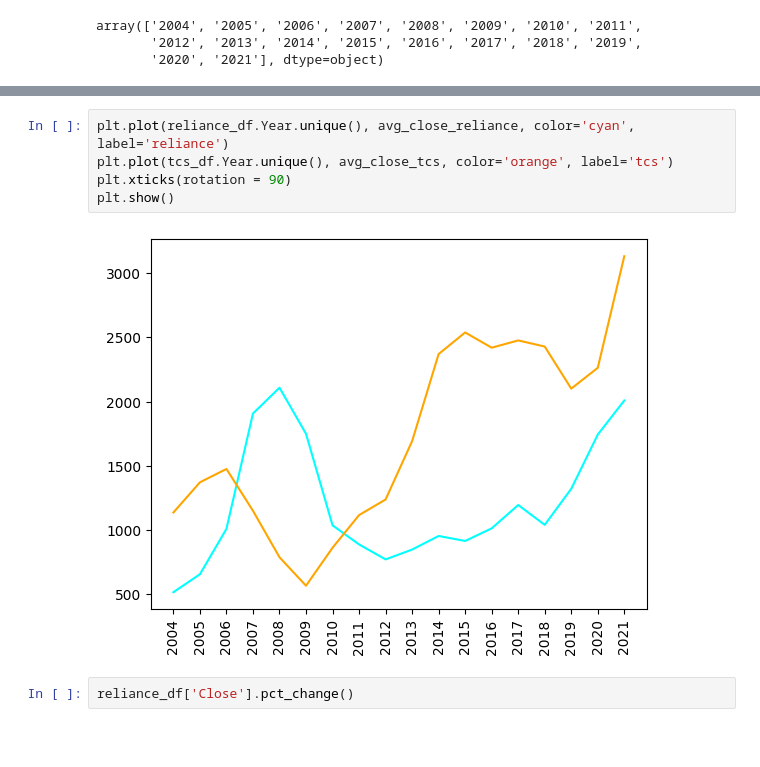
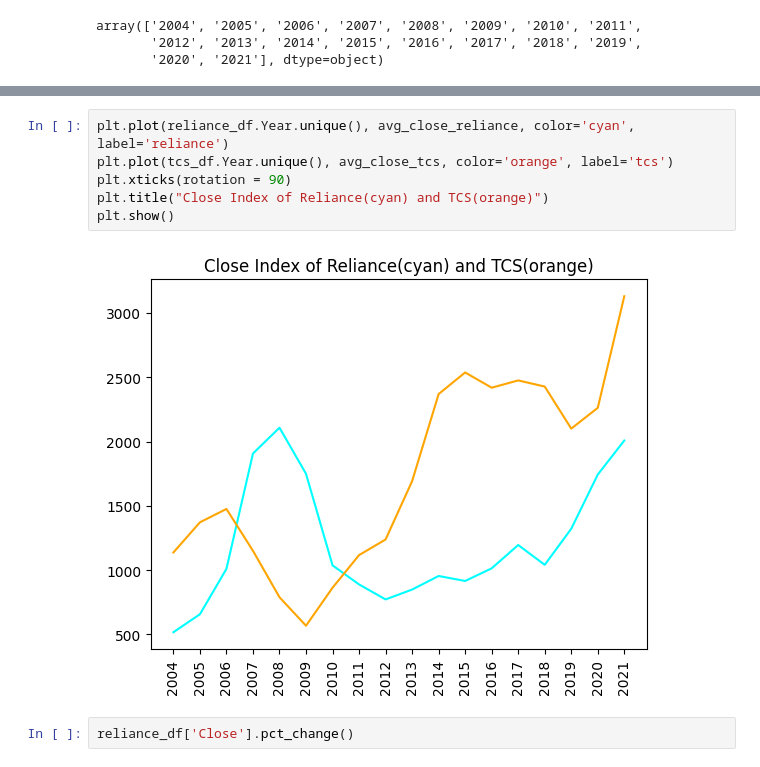
Before and after one commit to Aayush-Joshi-01/Python, a Jupyter notebook: Week-10/09 July/Prods/Assignments/Self/Pandas_Practice.ipynb, the cells around one changed output, grey strips where cells are left out. Drawn from its saved outputs; the diff is of its cells as text; blank space fills up the shorter version.

```diff
--- a/Week-10/09 July/Prods/Assignments/Self/Pandas_Practice.ipynb
+++ b/Week-10/09 July/Prods/Assignments/Self/Pandas_Practice.ipynb
@@ -252,10 +252,11 @@ Name: Close, dtype: float64
 # %%
 plt.plot(reliance_df.Year.unique(), avg_close_reliance, color='cyan', label='reliance')
 plt.plot(tcs_df.Year.unique(), avg_close_tcs, color='orange', label='tcs')
 plt.xticks(rotation = 90)
+plt.title("Close Index of Reliance(cyan) and TCS(orange)")
 plt.show()
 # %% [output]
-[figure, old version]
+[figure, new version]
 # %%
 reliance_df['Close'].pct_change()
 # %% [output]
```
Also changed, not shown: parts of 10 cells of this notebook.
